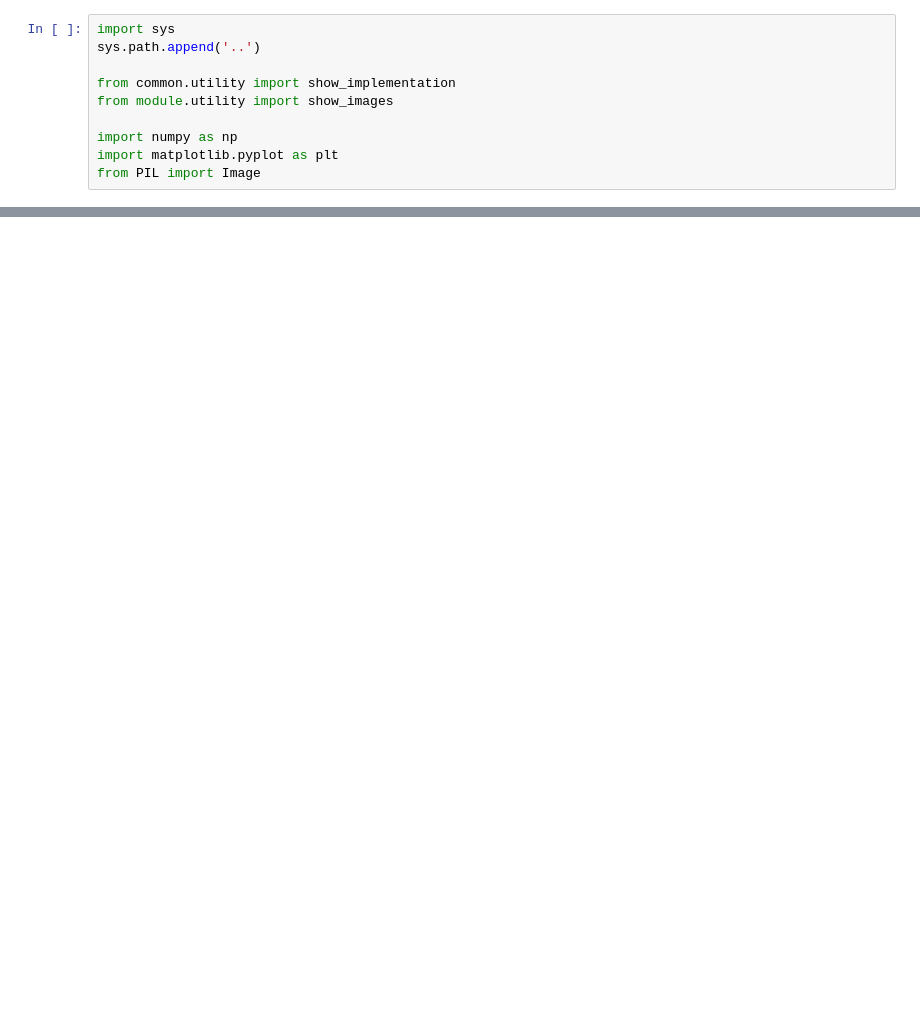
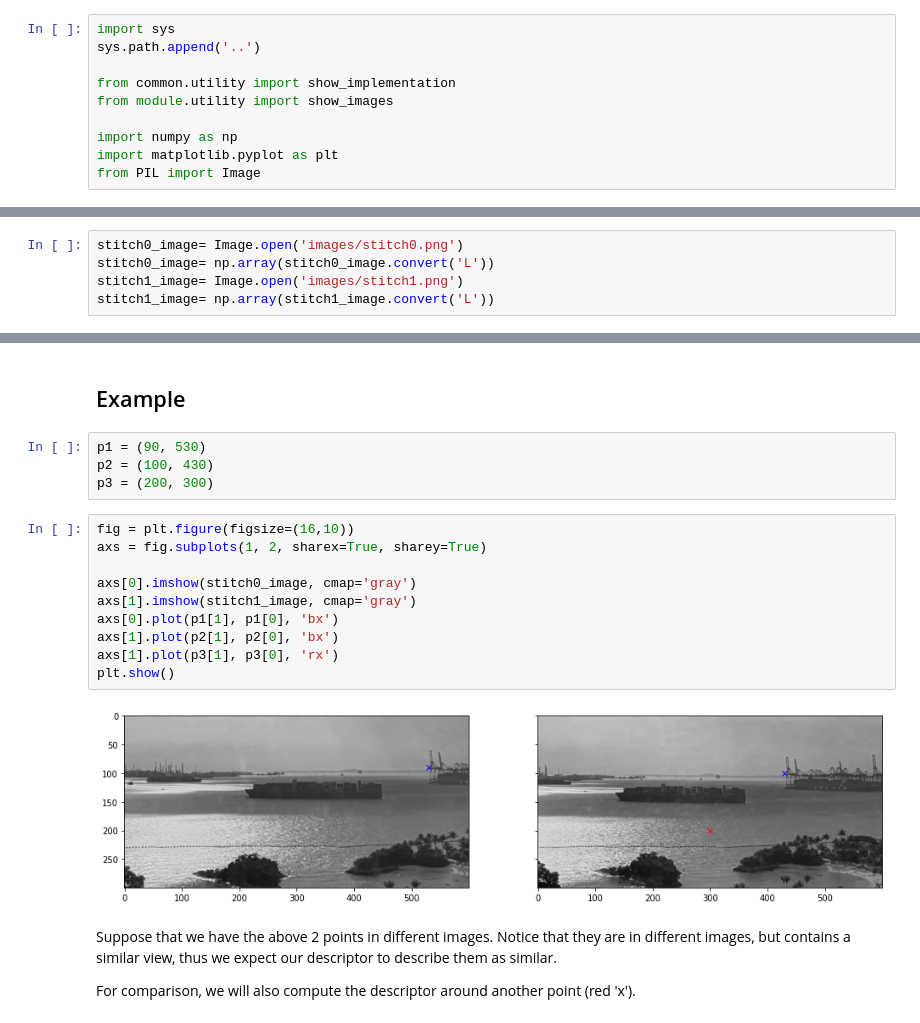
Before and after one commit to 0WN463/wellspring, a Jupyter notebook: computer-vision/descriptor.ipynb, the cells around one changed output, grey strips where cells are left out. Cells and saved outputs as stored; diff of their text form; blank space fills up the shorter version.

Commit message:
Cleanup descriptor of computer vision

```diff
--- a/computer-vision/descriptor.ipynb
+++ b/computer-vision/descriptor.ipynb
@@ -485,0 +11,5 @@ Photo by cottonbro from Pexels
+# %%
+stitch0_image= Image.open('images/stitch0.png')
+stitch0_image= np.array(stitch0_image.convert('L'))
+stitch1_image= Image.open('images/stitch1.png')
+stitch1_image= np.array(stitch1_image.convert('L'))
@@ -485,0 +101,23 @@ Photo by cottonbro from Pexels
+# %% [markdown]
+## Example
+# %%
+p1 = (90, 530)
+p2 = (100, 430)
+p3 = (200, 300)
+# %%
+fig = plt.figure(figsize=(16,10))
+axs = fig.subplots(1, 2, sharex=True, sharey=True)
+
+axs[0].imshow(stitch0_image, cmap='gray')
+axs[1].imshow(stitch1_image, cmap='gray')
+axs[0].plot(p1[1], p1[0], 'bx')
+axs[1].plot(p2[1], p2[0], 'bx')
+axs[1].plot(p3[1], p3[0], 'rx')
+plt.show()
+# %% [output]
+[figure, added]
+# %% [markdown]
+Suppose that we have the above 2 points in different images.
+Notice that they are in different images, but contains a similar view, thus we expect our descriptor to describe them as similar.
+
+For comparison, we will also compute the descriptor around another point (red 'x').
```
Also changed, not shown: parts of 105 cells of this notebook, 29 other files.
